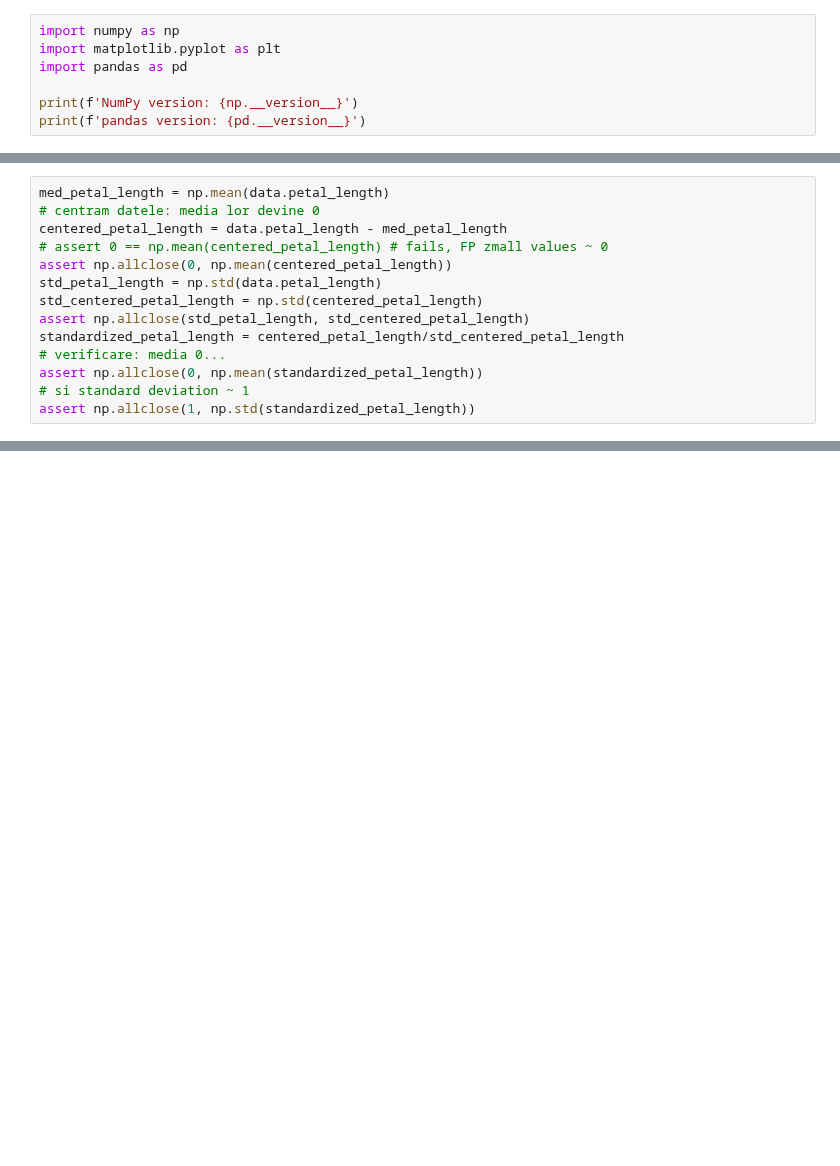
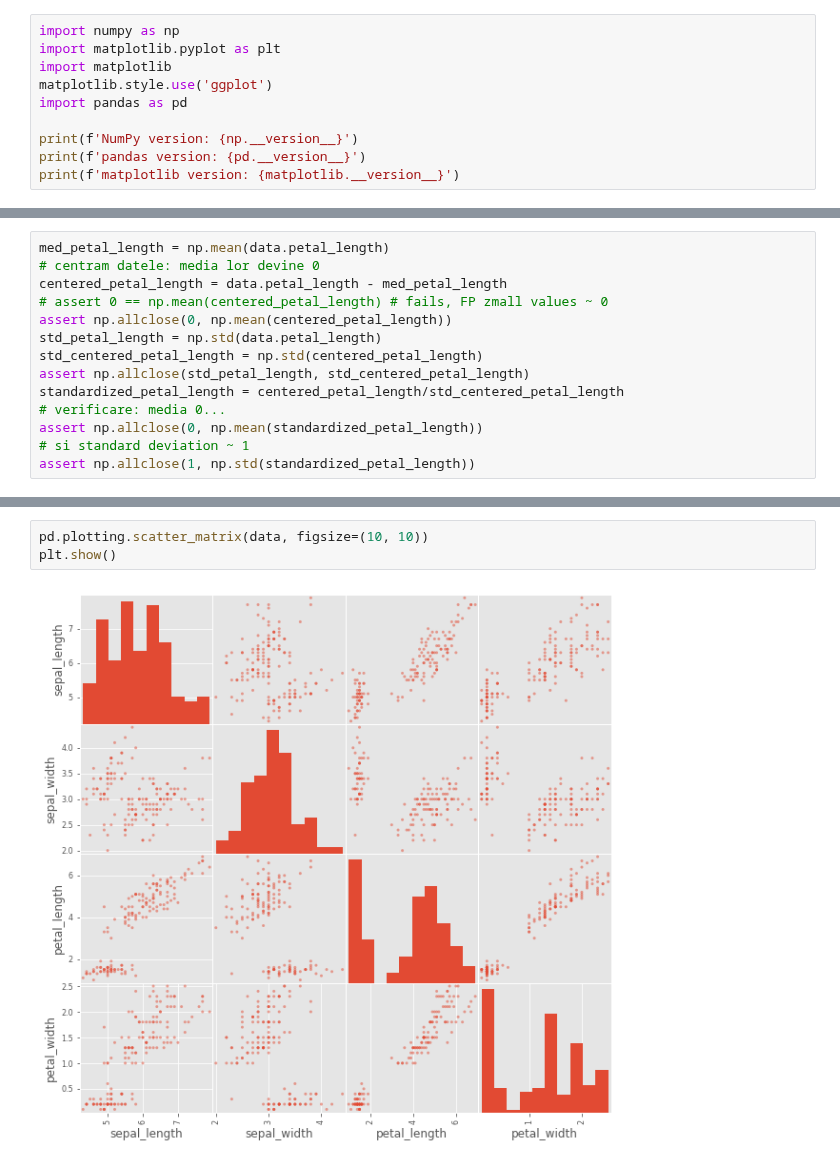
Before and after one commit to lmsasu/cursuri, a Jupyter notebook: Introducere_in_data_science/cursuri/Curs5/Curs5.ipynb, the cells around one changed output, grey strips where cells are left out. Drawn from its saved outputs; the diff is of its cells as text; blank space fills up the shorter version.

```diff
--- a/Introducere_in_data_science/cursuri/Curs5/Curs5.ipynb
+++ b/Introducere_in_data_science/cursuri/Curs5/Curs5.ipynb
@@ -3,10 +3,13 @@
 # %%
 import numpy as np
 import matplotlib.pyplot as plt
+import matplotlib
+matplotlib.style.use('ggplot')
 import pandas as pd
 
 print(f'NumPy version: {np.__version__}')
 print(f'pandas version: {pd.__version__}')
+print(f'matplotlib version: {matplotlib.__version__}')
 # %% [output]
 NumPy version: 1.19.2
 pandas version: 1.2.3
@@ -649,0 +700,5 @@ evoluţii în sensuri diferite), dar nu şi panta acestei legături (figurile di
+# %%
+pd.plotting.scatter_matrix(data, figsize=(10, 10))
+plt.show()
+# %% [output]
+[figure, added]
```
Also changed, not shown: parts of 29 cells of this notebook, 4 other files.
